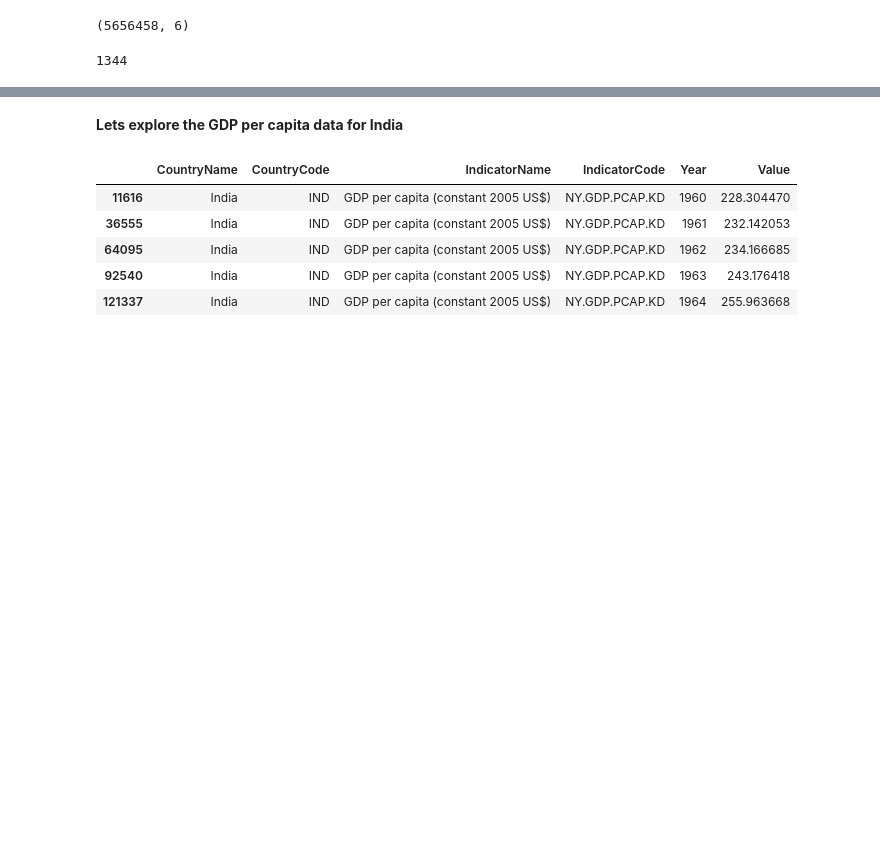
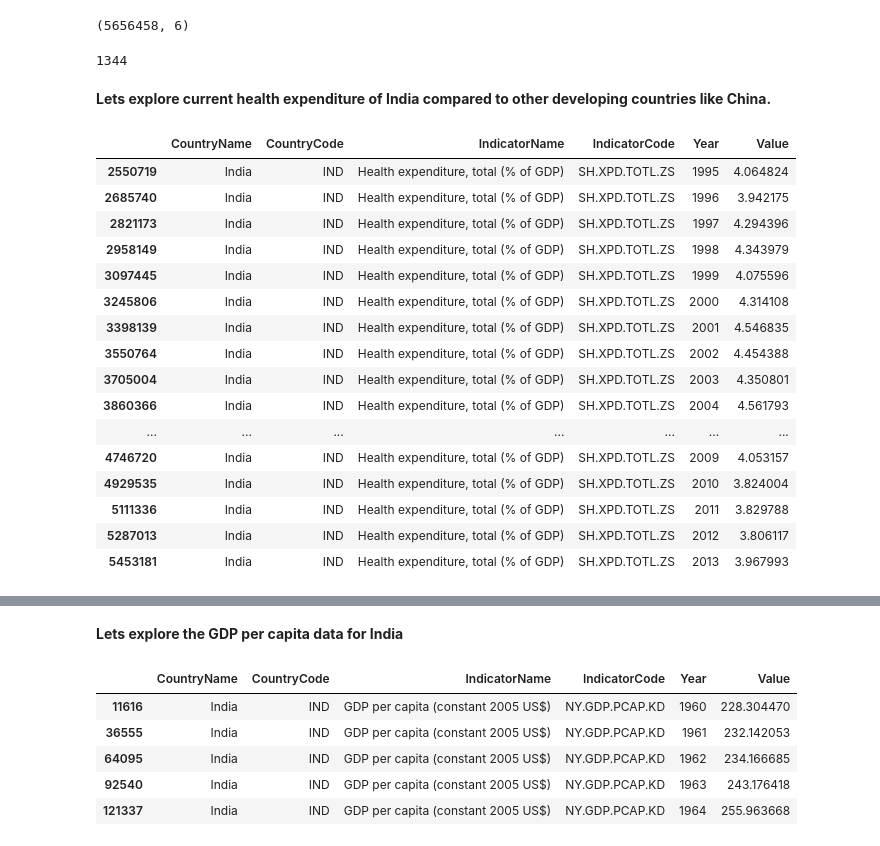
Before and after one commit to chinmay1011/DataScience, a Jupyter notebook: Mini-project.ipynb, the cells around one changed output, grey strips where cells are left out. Saved outputs shown, nothing was run; the diff lists cells and outputs as text; code cells hidden in the pictures; blank space fills up the shorter version.

```diff
--- a/Mini-project.ipynb
+++ b/Mini-project.ipynb
@@ -16,3 +16,5 @@ indicators = data['IndicatorName'].unique().tolist()
 len(indicators)
 # %% [output]
 1344
+# %% [markdown]
+<b>Lets explore current health expenditure of India compared to other developing countries like China.</b>
@@ -18,0 +33,20 @@ len(indicators)
+# %%
+india_health_exp.head(20)
+# %% [output]
+|  | CountryName | CountryCode | IndicatorName | IndicatorCode | Year | Value |
+| 2550719 | India | IND | Health expenditure, total (% of GDP) | SH.XPD.TOTL.ZS | 1995 | 4.064824 |
+| 2685740 | India | IND | Health expenditure, total (% of GDP) | SH.XPD.TOTL.ZS | 1996 | 3.942175 |
+| 2821173 | India | IND | Health expenditure, total (% of GDP) | SH.XPD.TOTL.ZS | 1997 | 4.294396 |
+| 2958149 | India | IND | Health expenditure, total (% of GDP) | SH.XPD.TOTL.ZS | 1998 | 4.343979 |
+| 3097445 | India | IND | Health expenditure, total (% of GDP) | SH.XPD.TOTL.ZS | 1999 | 4.075596 |
+| 3245806 | India | IND | Health expenditure, total (% of GDP) | SH.XPD.TOTL.ZS | 2000 | 4.314108 |
+| 3398139 | India | IND | Health expenditure, total (% of GDP) | SH.XPD.TOTL.ZS | 2001 | 4.546835 |
+| 3550764 | India | IND | Health expenditure, total (% of GDP) | SH.XPD.TOTL.ZS | 2002 | 4.454388 |
+| 3705004 | India | IND | Health expenditure, total (% of GDP) | SH.XPD.TOTL.ZS | 2003 | 4.350801 |
+| 3860366 | India | IND | Health expenditure, total (% of GDP) | SH.XPD.TOTL.ZS | 2004 | 4.561793 |
+| ... | ... | ... | ... | ... | ... | ... |
+| 4746720 | India | IND | Health expenditure, total (% of GDP) | SH.XPD.TOTL.ZS | 2009 | 4.053157 |
+| 4929535 | India | IND | Health expenditure, total (% of GDP) | SH.XPD.TOTL.ZS | 2010 | 3.824004 |
+| 5111336 | India | IND | Health expenditure, total (% of GDP) | SH.XPD.TOTL.ZS | 2011 | 3.829788 |
+| 5287013 | India | IND | Health expenditure, total (% of GDP) | SH.XPD.TOTL.ZS | 2012 | 3.806117 |
+| 5453181 | India | IND | Health expenditure, total (% of GDP) | SH.XPD.TOTL.ZS | 2013 | 3.967993 |
```
Also changed, not shown: parts of 7 cells of this notebook.
